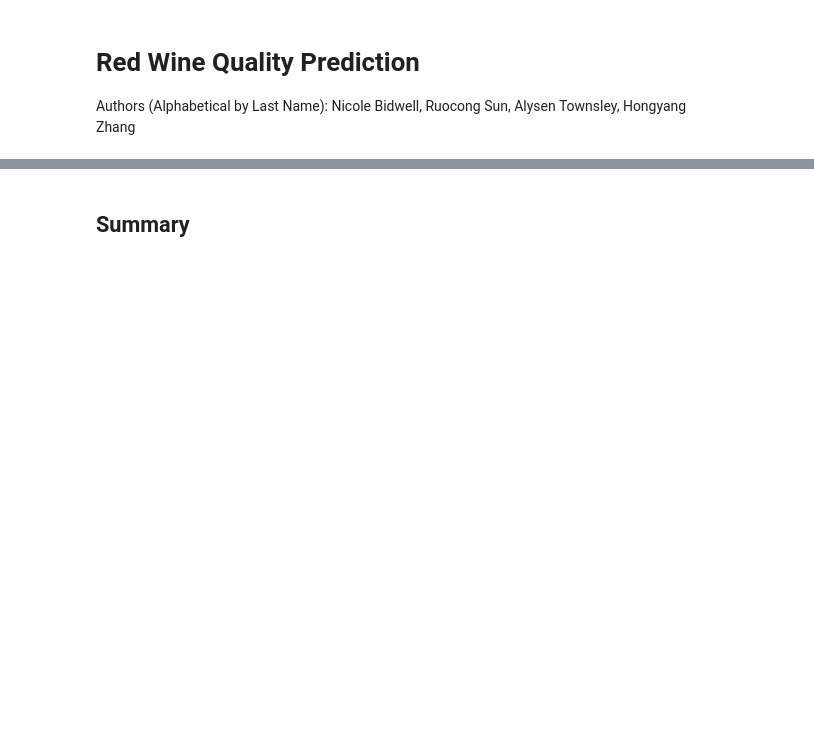
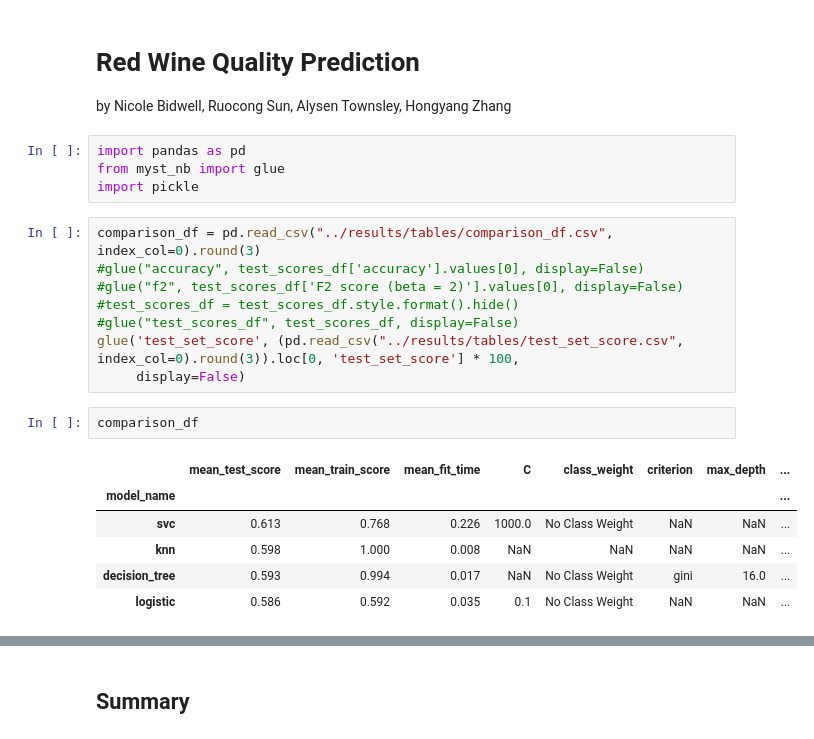
Before and after one commit to UBC-MDS/Red-Wine-Quality-Prediction, a Jupyter notebook: report/red_wine_quality_prediction_report.ipynb, the cells around one changed output, grey strips where cells are left out. Drawn from its saved outputs; the diff is of its cells as text; blank space fills up the shorter version.

```diff
--- a/report/red_wine_quality_prediction_report.ipynb
+++ b/report/red_wine_quality_prediction_report.ipynb
@@ -1,4 +1,25 @@
 # %% [markdown]
 # Red Wine Quality Prediction
 
-Authors (Alphabetical by Last Name): Nicole Bidwell, Ruocong Sun, Alysen Townsley, Hongyang Zhang
+by Nicole Bidwell, Ruocong Sun, Alysen Townsley, Hongyang Zhang
+# %%
+import pandas as pd
+from myst_nb import glue
+import pickle
+# %%
+comparison_df = pd.read_csv("../results/tables/comparison_df.csv", index_col=0).round(3)
+#glue("accuracy", test_scores_df['accuracy'].values[0], display=False)
+#glue("f2", test_scores_df['F2 score (beta = 2)'].values[0], display=False)
+#test_scores_df = test_scores_df.style.format().hide()
+#glue("test_scores_df", test_scores_df, display=False)
+glue('test_set_score', (pd.read_csv("../results/tables/test_set_score.csv", index_col=0).round(3)).loc[0, 'test_set_score'] * 100,
+     display=False)
+# %%
+comparison_df
+# %% [output]
+|  | mean_test_score | mean_train_score | mean_fit_time | C | class_weight | criterion | max_depth | ... |
+| model_name |  |  |  |  |  |  |  | ... |
+| svc | 0.613 | 0.768 | 0.226 | 1000.0 | No Class Weight | NaN | NaN | ... |
+| knn | 0.598 | 1.000 | 0.008 | NaN | NaN | NaN | NaN | ... |
+| decision_tree | 0.593 | 0.994 | 0.017 | NaN | No Class Weight | gini | 16.0 | ... |
+| logistic | 0.586 | 0.592 | 0.035 | 0.1 | No Class Weight | NaN | NaN | ... |
```
Also changed, not shown: parts of 2 cells of this notebook, 16 other files.
